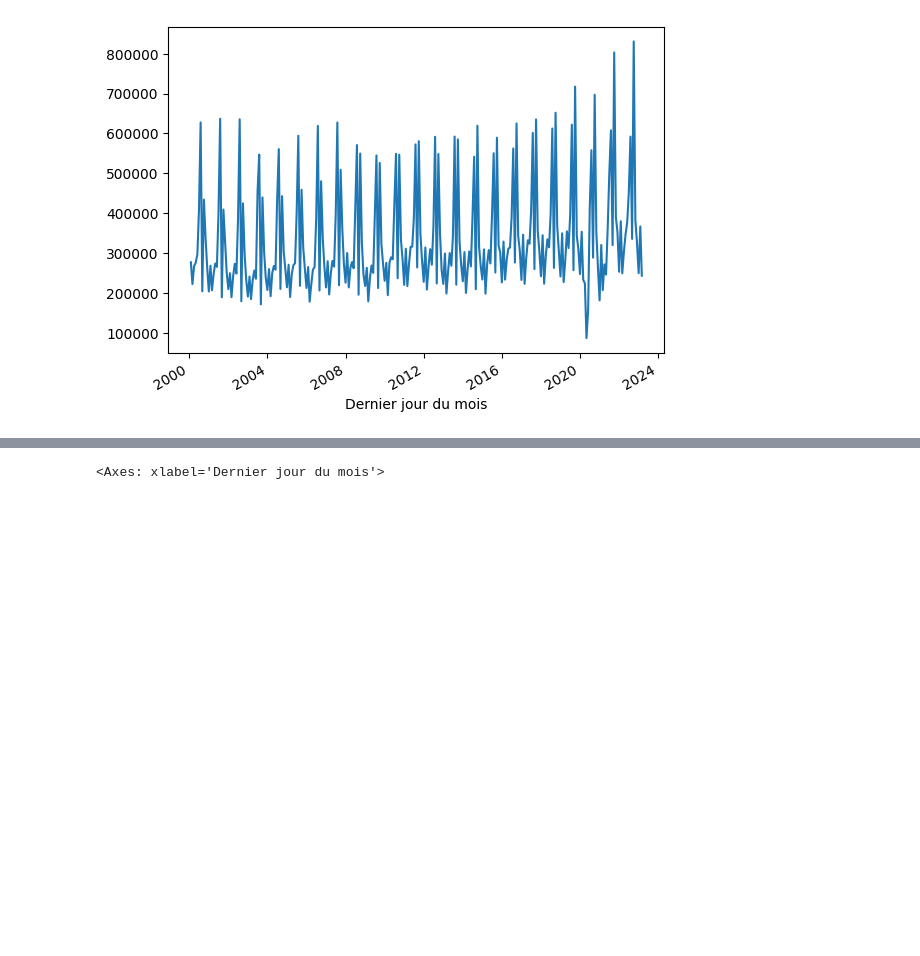
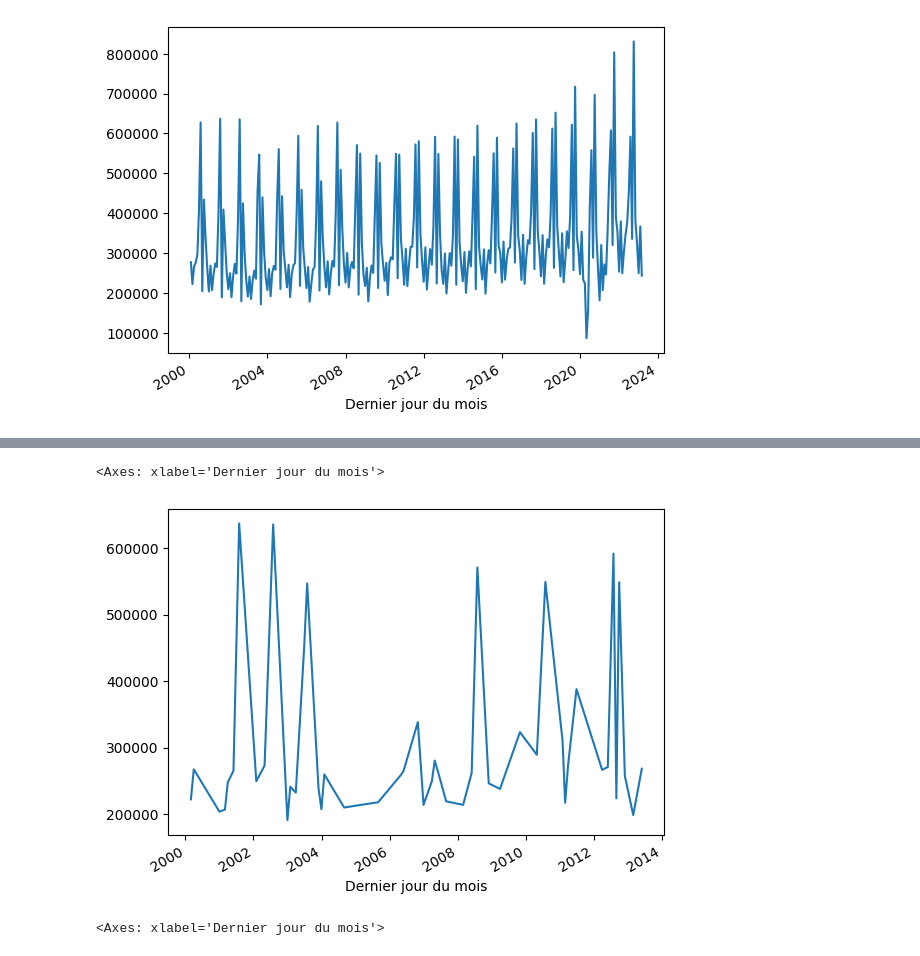
Before and after one commit to mohamedalaouiysf/TimeSeries, a Jupyter notebook: Time_Series.ipynb, the cells around one changed output, grey strips where cells are left out. Cells and saved outputs as stored; diff of their text form; code cells hidden in the pictures; blank space fills up the shorter version.

```diff
--- a/Time_Series.ipynb
+++ b/Time_Series.ipynb
@@ -4,6 +4,7 @@
 import matplotlib.pyplot as plt
 import pandas as pd
 import numpy as np
+plt.rcParams['figure.figsize'] = [15, 5]
 # %%
 from google.colab import files
 uploaded = files.upload()
@@ -70,6 +72,6 @@ df_cdd
 | 2023-02-28 | 2023 | 1 | Contrat de plus d'un mois | CDD de plus d'un mois | 243429 | 392442 |
 278 rows × 6 columns
 # %%
-df_cdd.drop(['Durée de contrat','Nature de contrat'],axis=1)
-df_cdi.drop(['Durée de contrat','Nature de contrat'],axis=1)
+df_cdd.drop(['Durée de contrat','Nature de contrat'],axis=1,inplace=True)
+df_cdi.drop(['Durée de contrat','Nature de contrat'],axis=1,inplace=True)
 # %% [output]
@@ -95,3 +133,10 @@ df_cdd['DPAE (brut)'].plot()
+# %%
+# Zoom on the first 50 months
+df_cdd.iloc[0:49]['DPAE (brut)'].plot()
+# -> A seasonality appears.
+# %% [output]
+<Axes: xlabel='Dernier jour du mois'>
+[figure, added]
 # %%
 df_cdd['DPAE (cvs)'].plot()
 # %% [output]
```
Also changed, not shown: parts of 32 cells of this notebook.
